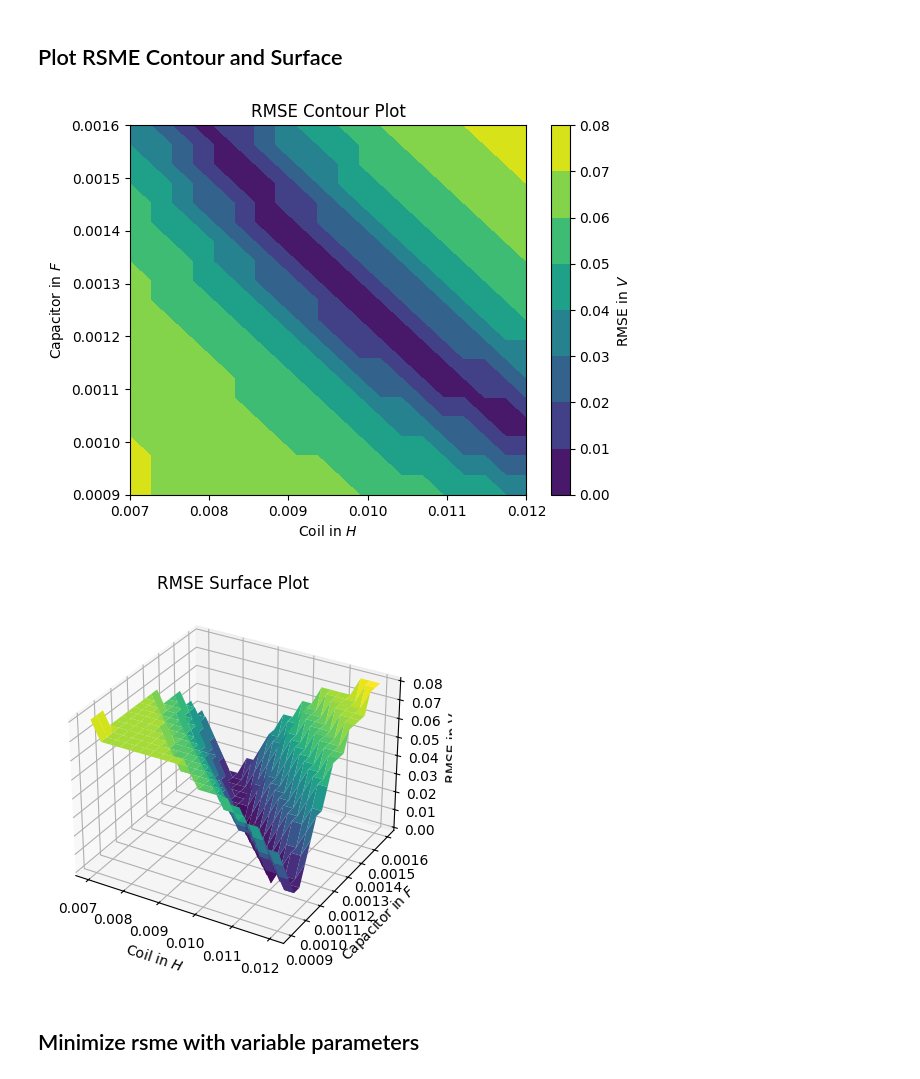
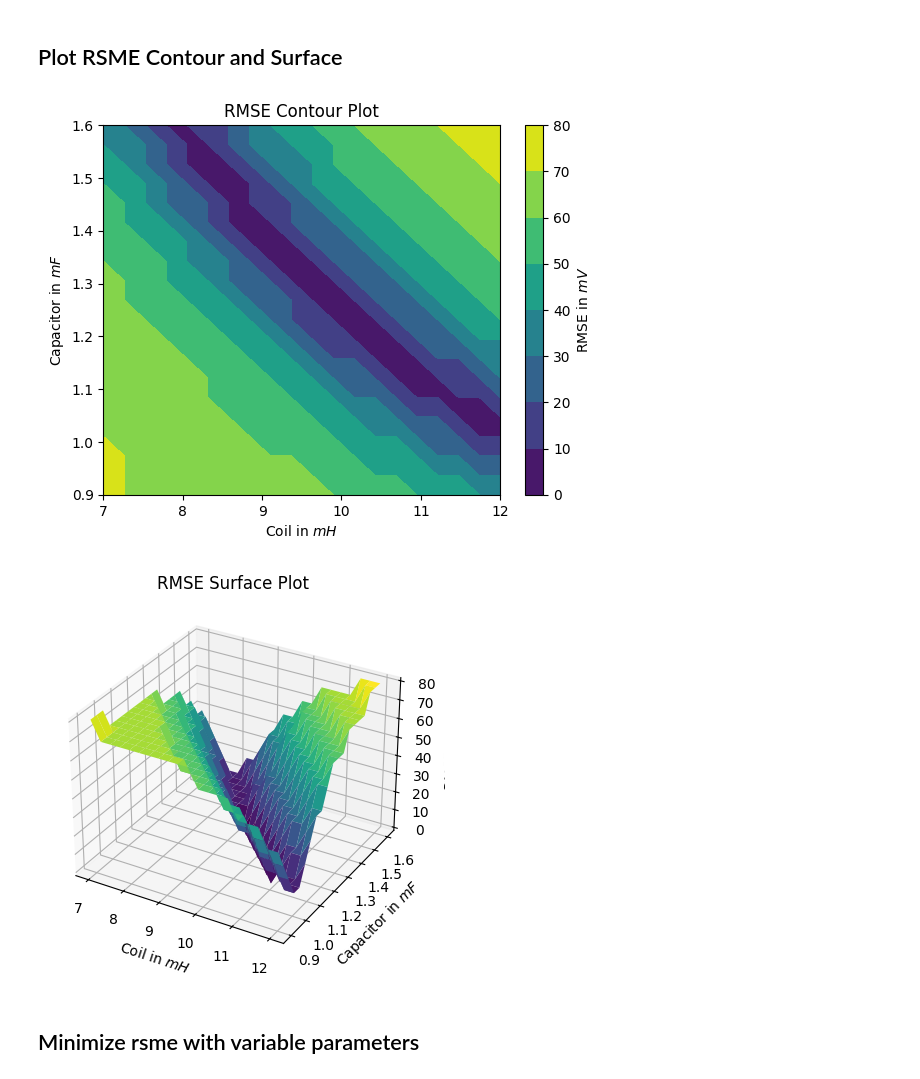
Before and after one commit to JaxRaffnix/Modellbildung-Simulation, a Jupyter notebook: exercise 7/task1.ipynb, the cells around one changed output. Cells and saved outputs as stored; diff of their text form; code cells hidden in the pictures.

```diff
--- a/exercise 7/task1.ipynb
+++ b/exercise 7/task1.ipynb
@@ -24,7 +26,7 @@ def load_measured_data(filename):
     with np.load(filename) as file:
         return pd.DataFrame({"time" : file["t_mess"], "measured" : file["u_a_mess"]})
 
-def predicted_voltage_singe_input(coil, capacitor):
+def predicted_voltage(coil, capacitor):
     # return calculated voltage by creating LTI System with given parameters
     RESISTOR=20
     INPUT_VOLTAGE = 2
@@ -36,7 +38,7 @@ def predicted_voltage_singe_input(coil, capacitor):
     return INPUT_VOLTAGE*sci.signal.step(transfer_function, T=u_a["time"])[1]
 
 u_a = load_measured_data("messwerte.npz")
-u_a["predicted"] = predicted_voltage_singe_input(COIL, CAPACITOR) # append dataframe with predicted values
+u_a["predicted"] = predicted_voltage(COIL, CAPACITOR) # append dataframe with predicted values
 # %% [markdown]
 # Analysis
 ## Plot Expected and Measured Data
@@ -83,7 +85,7 @@ def rsme_grid(coil_list, capacitor_list):
 
     for i in range(len(coil_list)):
         for j in range(len(capacitor_list)):
-            rsme[i][j] = root_mean_square_error(predicted_voltage_singe_input(coil_list[i], capacitor_list[j]))
+            rsme[i][j] = root_mean_square_error(predicted_voltage(coil_list[i], capacitor_list[j]))
 
     return rsme
 
@@ -95,26 +97,26 @@ Z = rsme_grid(coil_list, capacitor_list)
 ## Plot RSME Contour and Surface
 # %%
 # Create Contour Plot
-plt.contourf(coil_list, capacitor_list, Z, label="RSME")
+plt.contourf(coil_list*10**3, capacitor_list*10**3, Z*10**3, label="RSME")
 plt.title('RMSE Contour Plot')
-plt.xlabel('Coil in $H$')
-plt.ylabel('Capacitor in $F$')
-plt.colorbar(label='RMSE in $V$')
+plt.xlabel('Coil in $mH$')
+plt.ylabel('Capacitor in $mF$')
+plt.colorbar(label='RMSE in $mV$')
 plt.show()
 
 x,y = np.meshgrid(coil_list, capacitor_list)
 
 # Create a 3D plot
 ax = plt.figure().add_subplot(projection='3d')
-ax.plot_surface(x, y, Z, cmap='viridis')
+ax.plot_surface(x*10**3, y*10**3, Z*10**3, cmap='viridis')
 plt.title('RMSE Surface Plot')
-ax.set_xlabel('Coil in $H$')
-ax.set_ylabel('Capacitor in $F$')
-ax.set_zlabel('RMSE in V')
+ax.set_xlabel('Coil in $mH$')
+ax.set_ylabel('Capacitor in $mF$')
+ax.set_zlabel('RMSE in mV')
 plt.show()
 # %% [output]
-[figure, old version]
+[figure, new version]
-[figure, old version]
+[figure, new version]
 # %% [markdown]
 ## Minimize rsme with variable parameters
 # %%
```
Also changed, not shown: parts of 11 cells of this notebook.
